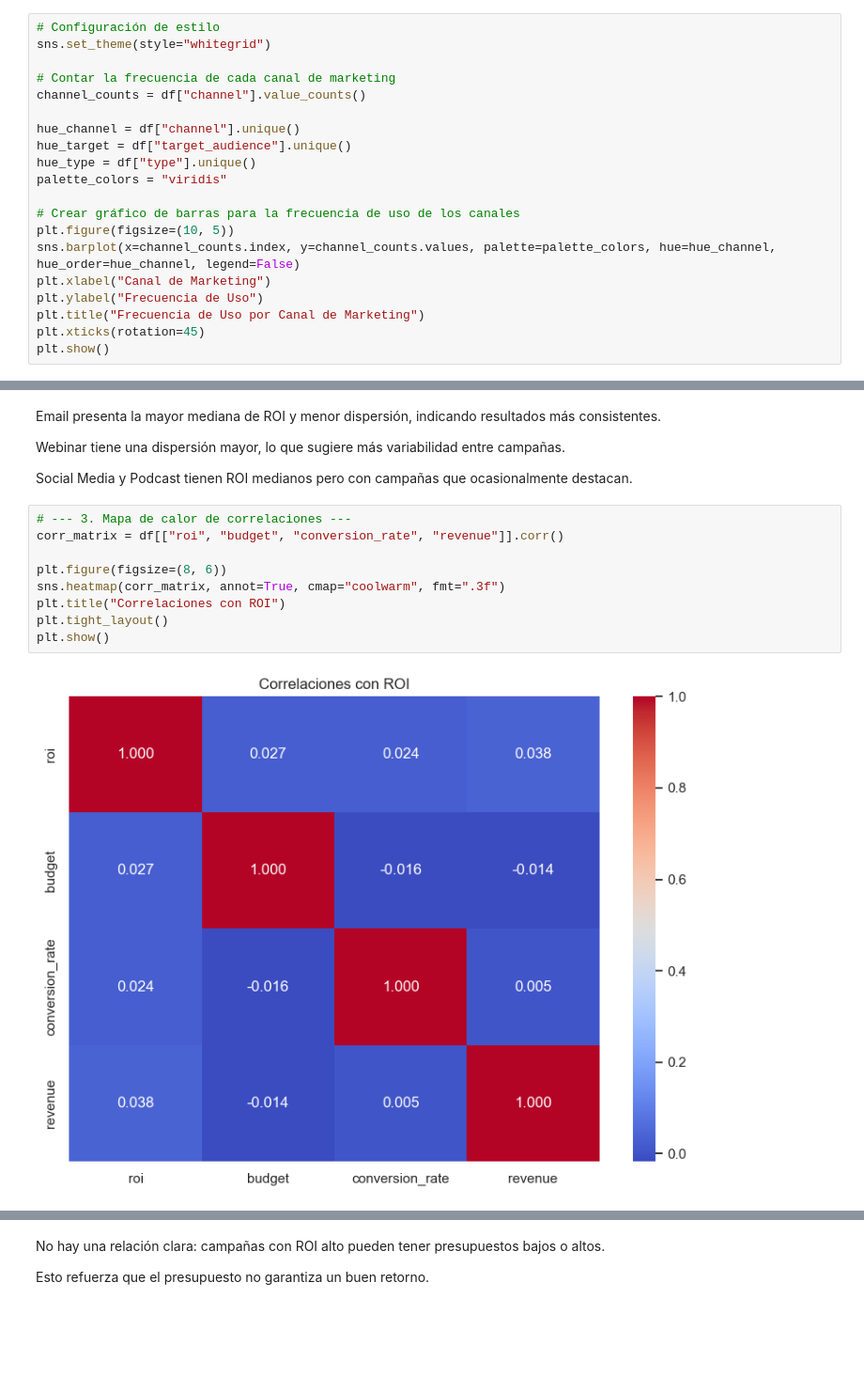
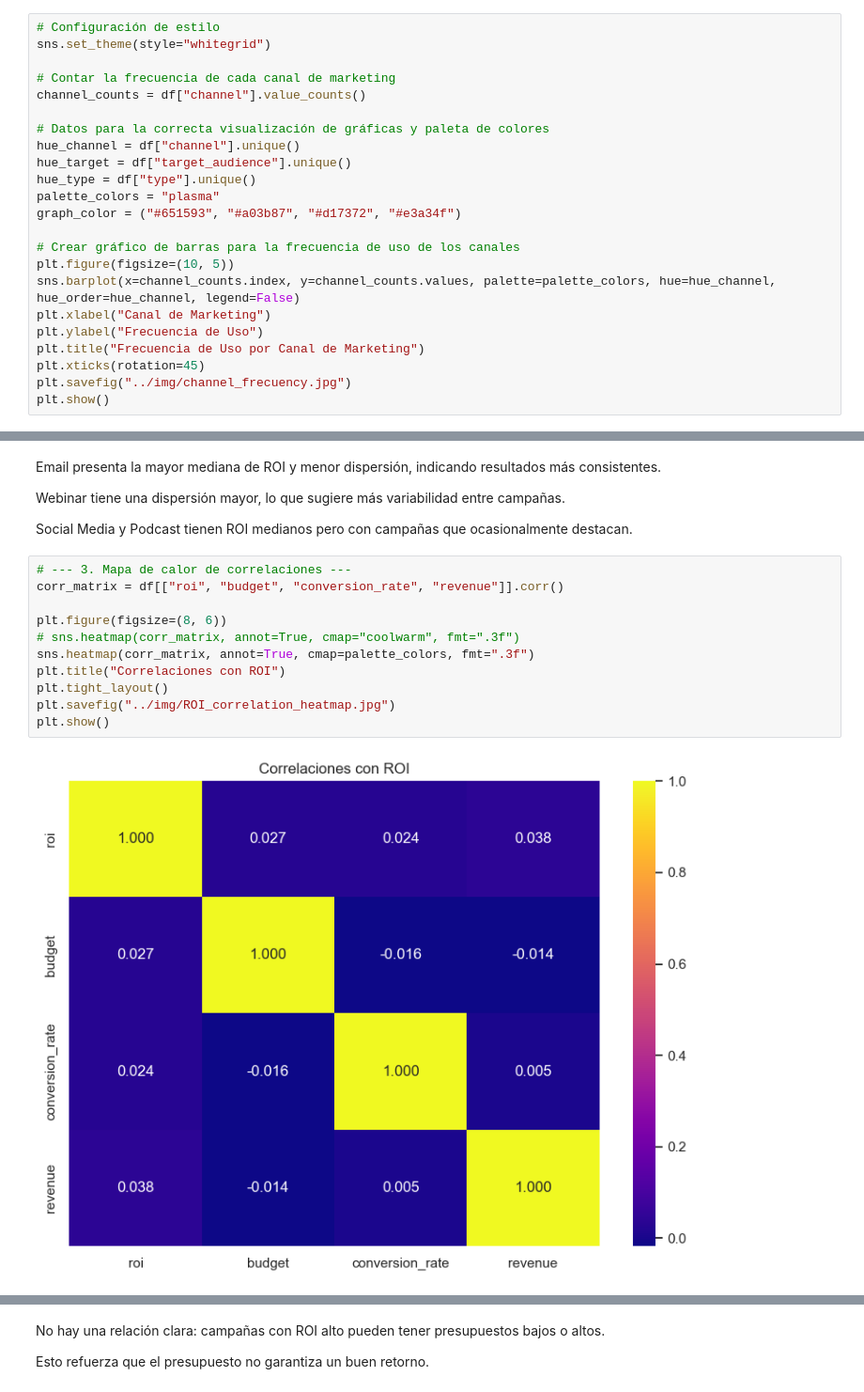
Before and after one commit to PabloBdL/Marketing, a Jupyter notebook: notebooks/02_data_analysis.ipynb, the cells around one changed output, grey strips where cells are left out. Shown at 94% size. Saved outputs shown, nothing was run; the diff lists cells and outputs as text; blank space fills up the shorter version.

```diff
--- a/notebooks/02_data_analysis.ipynb
+++ b/notebooks/02_data_analysis.ipynb
@@ -38,10 +50,12 @@ sns.set_theme(style="whitegrid")
 # Contar la frecuencia de cada canal de marketing
 channel_counts = df["channel"].value_counts()
 
+# Datos para la correcta visualización de gráficas y paleta de colores
 hue_channel = df["channel"].unique()
 hue_target = df["target_audience"].unique()
 hue_type = df["type"].unique()
-palette_colors = "viridis"
+palette_colors = "plasma"
+graph_color = ("#651593", "#a03b87", "#d17372", "#e3a34f")
 
 # Crear gráfico de barras para la frecuencia de uso de los canales
 plt.figure(figsize=(10, 5))
@@ -50,5 +64,6 @@ plt.xlabel("Canal de Marketing")
 plt.ylabel("Frecuencia de Uso")
 plt.title("Frecuencia de Uso por Canal de Marketing")
 plt.xticks(rotation=45)
+plt.savefig("../img/channel_frecuency.jpg")
 plt.show()
 # %% [output]
@@ -145,11 +305,13 @@ Social Media y Podcast tienen ROI medianos pero con campañas que ocasionalmente
 # %%
 # --- 3. Mapa de calor de correlaciones ---
 corr_matrix = df[["roi", "budget", "conversion_rate", "revenue"]].corr()
 
 plt.figure(figsize=(8, 6))
-sns.heatmap(corr_matrix, annot=True, cmap="coolwarm", fmt=".3f")
+# sns.heatmap(corr_matrix, annot=True, cmap="coolwarm", fmt=".3f")
+sns.heatmap(corr_matrix, annot=True, cmap=palette_colors, fmt=".3f")
 plt.title("Correlaciones con ROI")
 plt.tight_layout()
+plt.savefig("../img/ROI_correlation_heatmap.jpg")
 plt.show()
 # %% [output]
-[figure, old version]
+[figure, new version]
```
Also changed, not shown: parts of 39 cells of this notebook, 26 other files.
